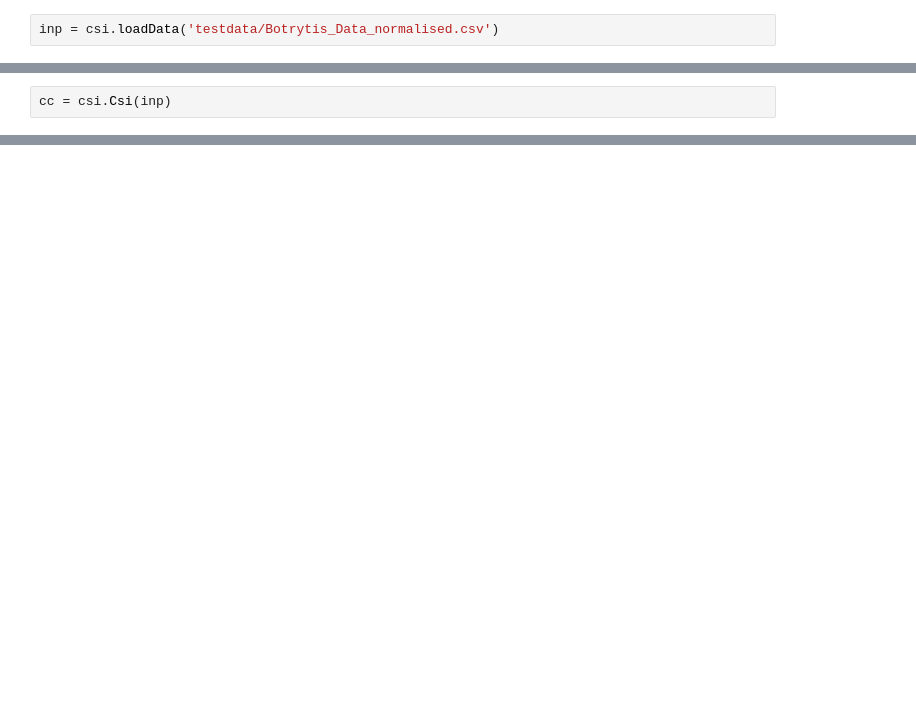
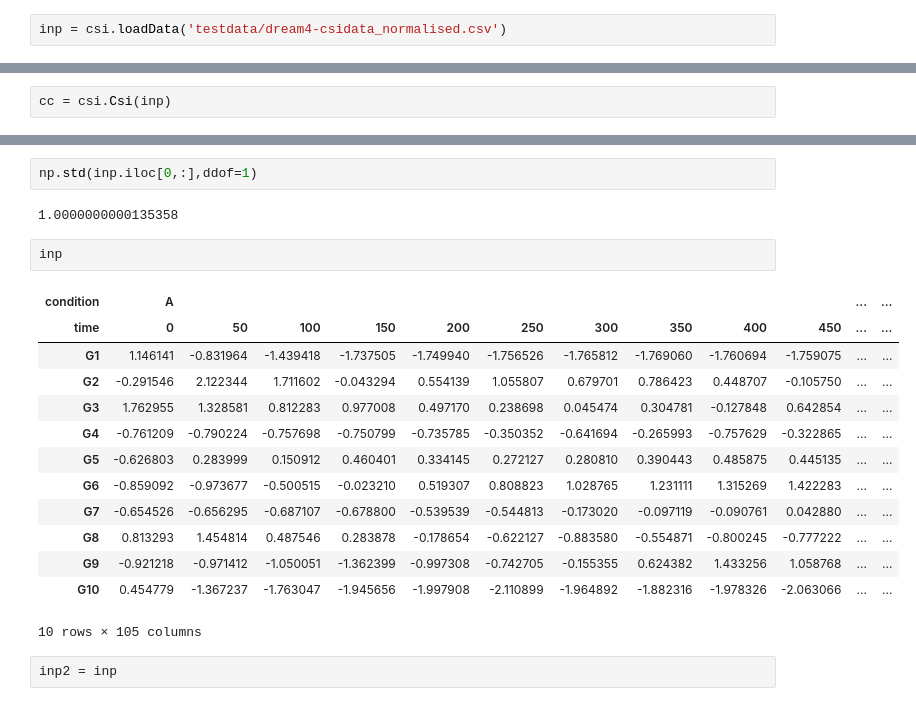
Before and after one commit to ktpolanski/ip2, a Jupyter notebook: sam-ip2-2015-12-07/csi/Untitled.ipynb, the cells around one changed output, grey strips where cells are left out. Cells and saved outputs as stored; diff of their text form; blank space fills up the shorter version.

```diff
--- a/sam-ip2-2015-12-07/csi/Untitled.ipynb
+++ b/sam-ip2-2015-12-07/csi/Untitled.ipynb
@@ -32,2 +6,2 @@ import gp
 # %%
-inp = csi.loadData('testdata/Botrytis_Data_normalised.csv')
+inp = csi.loadData('testdata/dream4-csidata_normalised.csv')
@@ -694,0 +213,22 @@ array([[ 5.,  0.,  0.],
+# %%
+np.std(inp.iloc[0,:],ddof=1)
+# %% [output]
+1.0000000000135358
+# %%
+inp
+# %% [output]
+| condition | A |  |  |  |  |  |  |  |  |  | ... | ... |
+| time | 0 | 50 | 100 | 150 | 200 | 250 | 300 | 350 | 400 | 450 | ... | ... |
+| G1 | 1.146141 | -0.831964 | -1.439418 | -1.737505 | -1.749940 | -1.756526 | -1.765812 | -1.769060 | -1.760694 | -1.759075 | ... | ... |
+| G2 | -0.291546 | 2.122344 | 1.711602 | -0.043294 | 0.554139 | 1.055807 | 0.679701 | 0.786423 | 0.448707 | -0.105750 | ... | ... |
+| G3 | 1.762955 | 1.328581 | 0.812283 | 0.977008 | 0.497170 | 0.238698 | 0.045474 | 0.304781 | -0.127848 | 0.642854 | ... | ... |
+| G4 | -0.761209 | -0.790224 | -0.757698 | -0.750799 | -0.735785 | -0.350352 | -0.641694 | -0.265993 | -0.757629 | -0.322865 | ... | ... |
+| G5 | -0.626803 | 0.283999 | 0.150912 | 0.460401 | 0.334145 | 0.272127 | 0.280810 | 0.390443 | 0.485875 | 0.445135 | ... | ... |
+| G6 | -0.859092 | -0.973677 | -0.500515 | -0.023210 | 0.519307 | 0.808823 | 1.028765 | 1.231111 | 1.315269 | 1.422283 | ... | ... |
+| G7 | -0.654526 | -0.656295 | -0.687107 | -0.678800 | -0.539539 | -0.544813 | -0.173020 | -0.097119 | -0.090761 | 0.042880 | ... | ... |
+| G8 | 0.813293 | 1.454814 | 0.487546 | 0.283878 | -0.178654 | -0.622127 | -0.883580 | -0.554871 | -0.800245 | -0.777222 | ... | ... |
+| G9 | -0.921218 | -0.971412 | -1.050051 | -1.362399 | -0.997308 | -0.742705 | -0.155355 | 0.624382 | 1.433256 | 1.058768 | ... | ... |
+| G10 | 0.454779 | -1.367237 | -1.763047 | -1.945656 | -1.997908 | -2.110899 | -1.964892 | -1.882316 | -1.978326 | -2.063066 | ... | ... |
+10 rows × 105 columns
+# %%
+inp2 = inp
```
Also changed, not shown: parts of 157 cells of this notebook, 2 other files.
